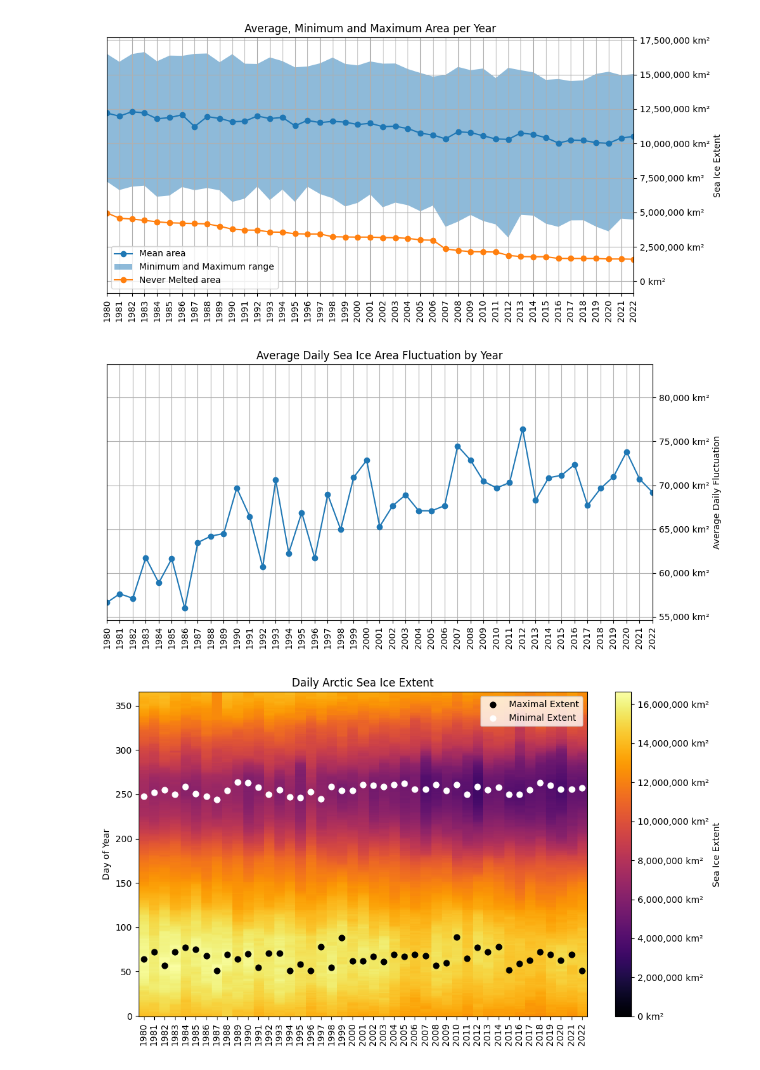
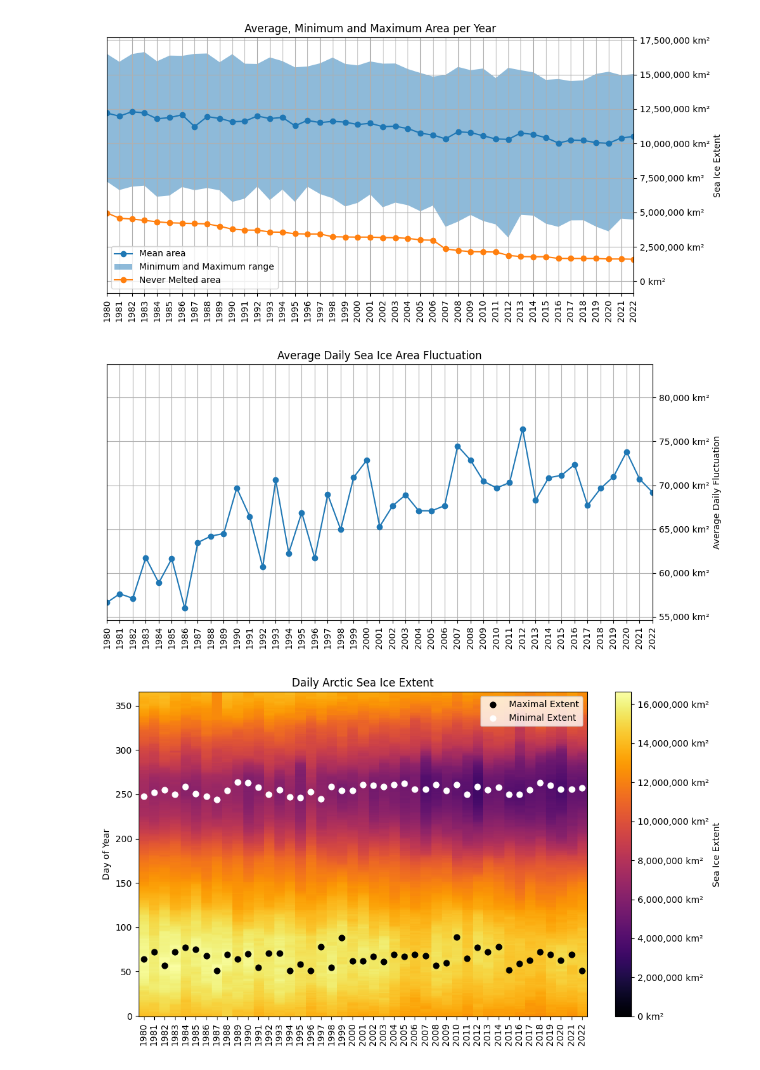
Before and after one commit to nwalser/CS163, a Jupyter notebook: project/main.ipynb, the cells around one changed output. Drawn from its saved outputs; the diff is of its cells as text; code cells hidden in the pictures.

```diff
--- a/project/main.ipynb
+++ b/project/main.ipynb
@@ -241,35 +238,35 @@ for i, year in enumerate(unique_years):
     year_dates = dates[mask]
 
     order = np.argsort(year_dates)
     year_areas = year_areas[order]
     year_dates = year_dates[order]
 
     dA = np.diff(year_areas)
     dt = np.diff(year_dates).astype('timedelta64[D]').astype(int)
 
     valid = dt > 0
     if np.any(valid):
         daily_changes = np.abs(dA[valid] / dt[valid])
         avg_daily_fluct[i] = np.mean(daily_changes)
     else:
         avg_daily_fluct[i] = np.nan
 
 plt.figure(figsize=(10, 5))
 plt.plot(unique_years, avg_daily_fluct, marker='o')
 
 plt.xticks(unique_years, rotation=90)
 plt.gca().yaxis.set_major_formatter(FuncFormatter(lambda x, pos: f"{x:,.0f} km²"))
 plt.gca().yaxis.tick_right()
 plt.gca().yaxis.set_label_position("right")
 
 plt.ylabel("Average Daily Fluctuation")
-plt.title("Average Daily Sea Ice Area Fluctuation by Year")
+plt.title("Average Daily Sea Ice Area Fluctuation")
 plt.grid(True)
 plt.tight_layout()
 plt.xlim(analysis_start, analysis_end)
 plt.show()
 # %% [output]
-[figure, old version]
+[figure, new version]
 # %%
 import pandas as pd
 from matplotlib.ticker import FuncFormatter
```
Also changed, not shown: parts of 3 cells of this notebook, 5 other files.
